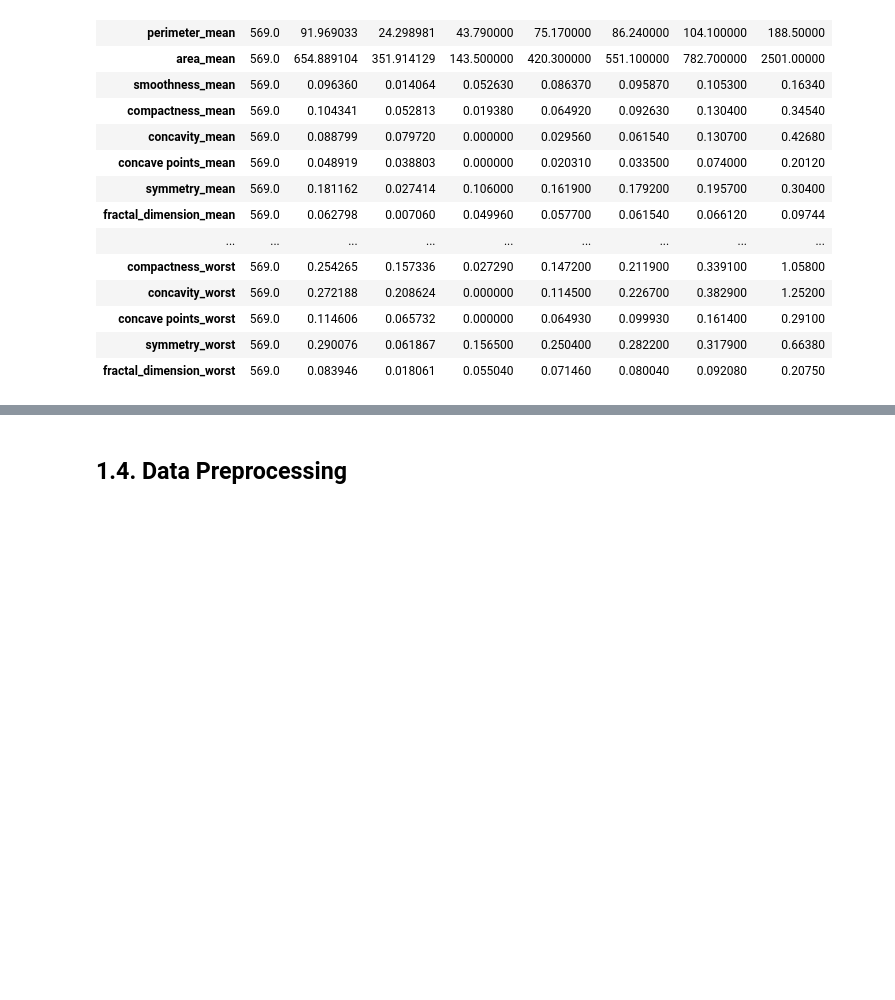
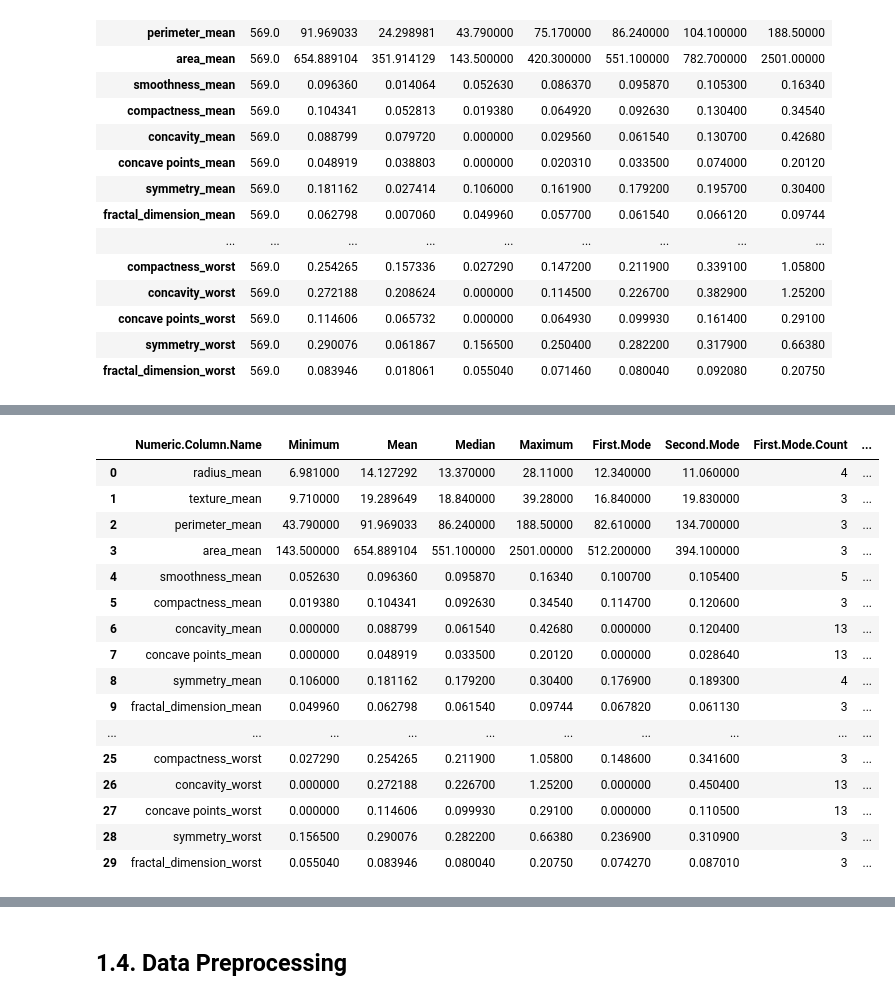
Before and after one commit to JohnPaulinePineda/Portfolio_Project_63, a Jupyter notebook: codes/DetectingAndAnalyzingMachineLearningModelDriftUsingOpenSourceMonitoringTools.ipynb, the cells around one changed output, grey strips where cells are left out. Cells and saved outputs as stored; diff of their text form; code cells hidden in the pictures; blank space fills up the shorter version.

Commit message:
Formulating the Python Notebook
Updated Data Quality Assessment

```diff
--- a/codes/DetectingAndAnalyzingMachineLearningModelDriftUsingOpenSourceMonitoringTools.ipynb
+++ b/codes/DetectingAndAnalyzingMachineLearningModelDriftUsingOpenSourceMonitoringTools.ipynb
@@ -288,0 +505,73 @@ Numeric Variable Summary:
+# %%
+##################################
+# Gathering the number of observations for each numeric column
+##################################
+numeric_row_count_list = list([len(thyroid_cancer_numeric)] * len(thyroid_cancer_numeric.columns))
+# %%
+##################################
+# Gathering the unique to count ratio for each numeric column
+##################################
+numeric_unique_count_ratio_list = map(truediv, numeric_unique_count_list, numeric_row_count_list)
+# %%
+##################################
+# Gathering the skewness value for each numeric column
+##################################
+numeric_skewness_list = thyroid_cancer_numeric.skew()
+# %%
+##################################
+# Gathering the kurtosis value for each numeric column
+##################################
+numeric_kurtosis_list = thyroid_cancer_numeric.kurtosis()
+# %%
+##################################
+# Generating a column quality summary for the numeric column
+##################################
+numeric_column_quality_summary = pd.DataFrame(zip(numeric_variable_name_list,
+                                                numeric_minimum_list,
+                                                numeric_mean_list,
+                                                numeric_median_list,
+                                                numeric_maximum_list,
+                                                numeric_first_mode_list,
+                                                numeric_second_mode_list,
+                                                numeric_first_mode_count_list,
+                                                numeric_second_mode_count_list,
+                                                numeric_first_second_mode_ratio_list,
+                                                numeric_unique_count_list,
+                                                numeric_row_count_list,
+                                                numeric_unique_count_ratio_list,
+                                                numeric_skewness_list,
+                                                numeric_kurtosis_list),
+                                        columns=['Numeric.Column.Name',
+                                                 'Minimum',
+                                                 'Mean',
+                                                 'Median',
+                                                 'Maximum',
+                                                 'First.Mode',
+                                                 'Second.Mode',
+                                                 'First.Mode.Count',
+                                                 'Second.Mode.Count',
+                                                 'First.Second.Mode.Ratio',
+                                                 'Unique.Count',
+                                                 'Row.Count',
+                                                 'Unique.Count.Ratio',
+                                                 'Skewness',
+                                                 'Kurtosis'])
+display(numeric_column_quality_summary)
+# %% [output]
+|  | Numeric.Column.Name | Minimum | Mean | Median | Maximum | First.Mode | Second.Mode | First.Mode.Count | ... |
+| 0 | radius_mean | 6.981000 | 14.127292 | 13.370000 | 28.11000 | 12.340000 | 11.060000 | 4 | ... |
+| 1 | texture_mean | 9.710000 | 19.289649 | 18.840000 | 39.28000 | 16.840000 | 19.830000 | 3 | ... |
+| 2 | perimeter_mean | 43.790000 | 91.969033 | 86.240000 | 188.50000 | 82.610000 | 134.700000 | 3 | ... |
+| 3 | area_mean | 143.500000 | 654.889104 | 551.100000 | 2501.00000 | 512.200000 | 394.100000 | 3 | ... |
+| 4 | smoothness_mean | 0.052630 | 0.096360 | 0.095870 | 0.16340 | 0.100700 | 0.105400 | 5 | ... |
+| 5 | compactness_mean | 0.019380 | 0.104341 | 0.092630 | 0.34540 | 0.114700 | 0.120600 | 3 | ... |
+| 6 | concavity_mean | 0.000000 | 0.088799 | 0.061540 | 0.42680 | 0.000000 | 0.120400 | 13 | ... |
+| 7 | concave points_mean | 0.000000 | 0.048919 | 0.033500 | 0.20120 | 0.000000 | 0.028640 | 13 | ... |
+| 8 | symmetry_mean | 0.106000 | 0.181162 | 0.179200 | 0.30400 | 0.176900 | 0.189300 | 4 | ... |
+| 9 | fractal_dimension_mean | 0.049960 | 0.062798 | 0.061540 | 0.09744 | 0.067820 | 0.061130 | 3 | ... |
+| ... | ... | ... | ... | ... | ... | ... | ... | ... | ... |
+| 25 | compactness_worst | 0.027290 | 0.254265 | 0.211900 | 1.05800 | 0.148600 | 0.341600 | 3 | ... |
+| 26 | concavity_worst | 0.000000 | 0.272188 | 0.226700 | 1.25200 | 0.000000 | 0.450400 | 13 | ... |
+| 27 | concave points_worst | 0.000000 | 0.114606 | 0.099930 | 0.29100 | 0.000000 | 0.110500 | 13 | ... |
+| 28 | symmetry_worst | 0.156500 | 0.290076 | 0.282200 | 0.66380 | 0.236900 | 0.310900 | 3 | ... |
+| 29 | fractal_dimension_worst | 0.055040 | 0.083946 | 0.080040 | 0.20750 | 0.074270 | 0.087010 | 3 | ... |
```
Also changed, not shown: parts of 46 cells of this notebook, 1 other file.
